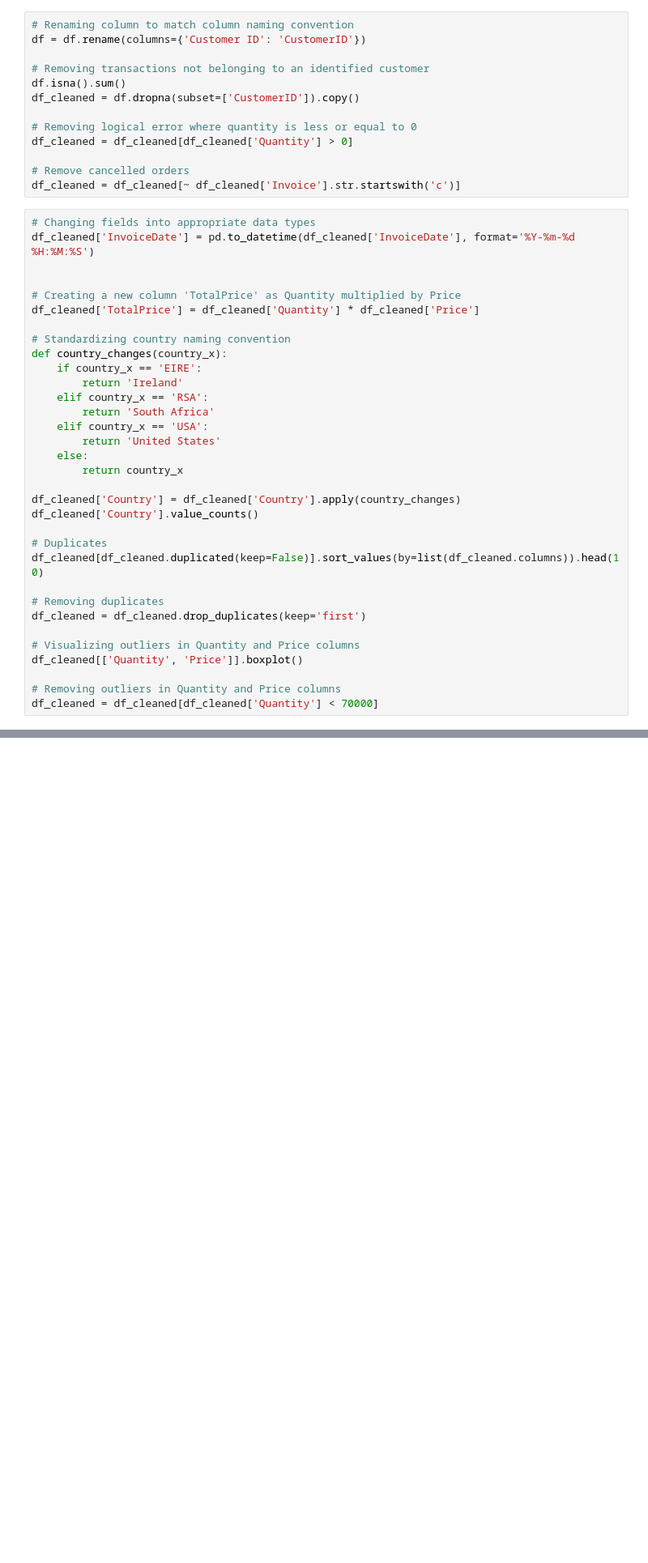
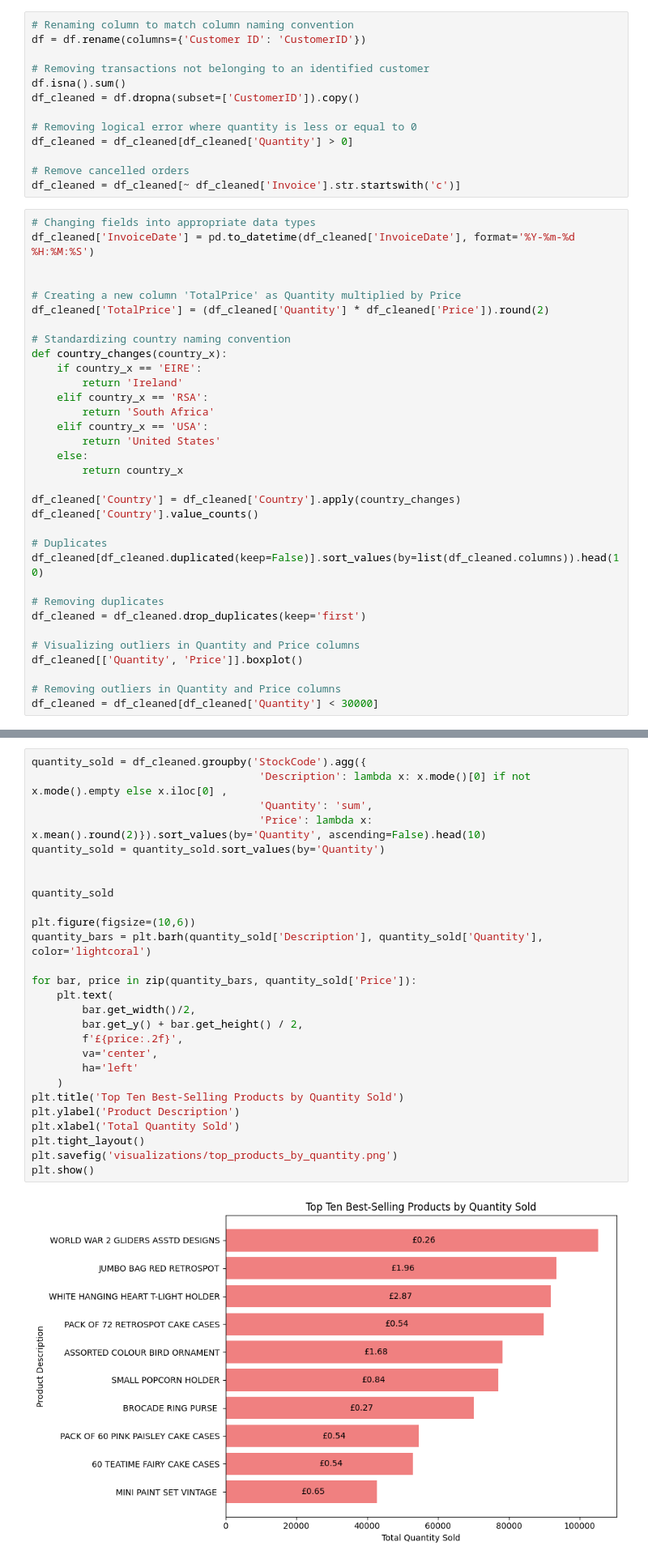
Before and after one commit to Gnabry1000/Retail-Business-Analysis, a Jupyter notebook: Business_Analysis.ipynb, the cells around one changed output, grey strips where cells are left out. Shown at 81% size. Saved outputs shown, nothing was run; the diff lists cells and outputs as text; blank space fills up the shorter version.

```diff
--- a/Business_Analysis.ipynb
+++ b/Business_Analysis.ipynb
@@ -31,7 +32,7 @@ df_cleaned['InvoiceDate'] = pd.to_datetime(df_cleaned['InvoiceDate'], format='%Y
 
 
 # Creating a new column 'TotalPrice' as Quantity multiplied by Price
-df_cleaned['TotalPrice'] = df_cleaned['Quantity'] * df_cleaned['Price']
+df_cleaned['TotalPrice'] = (df_cleaned['Quantity'] * df_cleaned['Price']).round(2)
 
 # Standardizing country naming convention
 def country_changes(country_x):
@@ -57,6 +58,6 @@ df_cleaned = df_cleaned.drop_duplicates(keep='first')
 df_cleaned[['Quantity', 'Price']].boxplot()
 
 # Removing outliers in Quantity and Price columns
-df_cleaned = df_cleaned[df_cleaned['Quantity'] < 70000]
+df_cleaned = df_cleaned[df_cleaned['Quantity'] < 30000]
 # %% [output]
 [figure]
@@ -62,0 +101,29 @@ df_cleaned = df_cleaned[df_cleaned['Quantity'] < 70000]
+# %%
+quantity_sold = df_cleaned.groupby('StockCode').agg({
+                                    'Description': lambda x: x.mode()[0] if not x.mode().empty else x.iloc[0] ,
+                                    'Quantity': 'sum',
+                                    'Price': lambda x: x.mean().round(2)}).sort_values(by='Quantity', ascending=False).head(10)
+quantity_sold = quantity_sold.sort_values(by='Quantity')
+
+
+quantity_sold
+
+plt.figure(figsize=(10,6))
+quantity_bars = plt.barh(quantity_sold['Description'], quantity_sold['Quantity'], color='lightcoral')
+
+for bar, price in zip(quantity_bars, quantity_sold['Price']):
+    plt.text(
+        bar.get_width()/2,
+        bar.get_y() + bar.get_height() / 2,
+        f'£{price:.2f}',
+        va='center',
+        ha='left'
+    )
+plt.title('Top Ten Best-Selling Products by Quantity Sold')
+plt.ylabel('Product Description')
+plt.xlabel('Total Quantity Sold')
+plt.tight_layout()
+plt.savefig('visualizations/top_products_by_quantity.png')
+plt.show()
+# %% [output]
+[figure, added]
```
Also changed, not shown: parts of 51 cells of this notebook, 11 other files.
